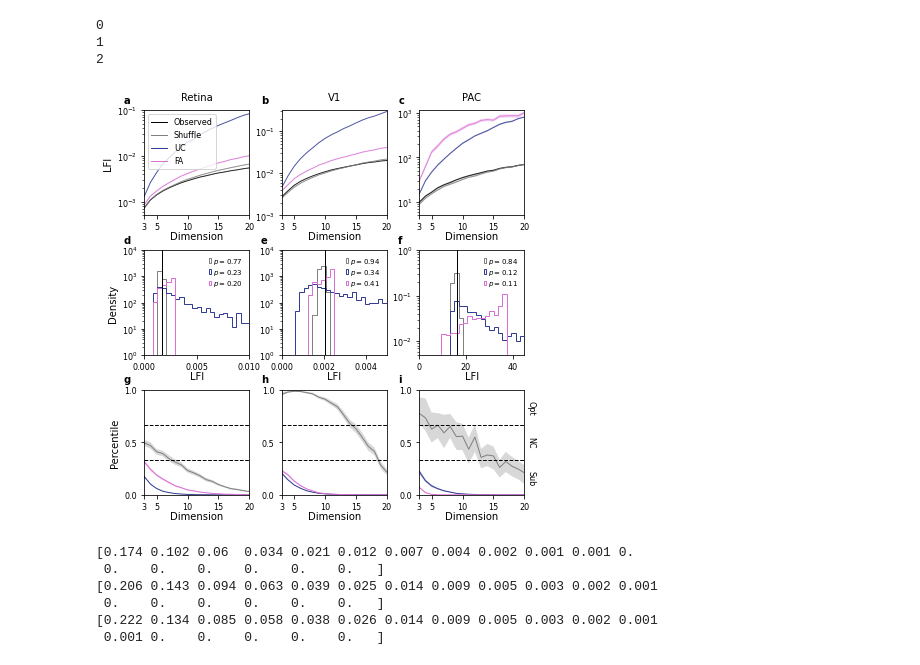
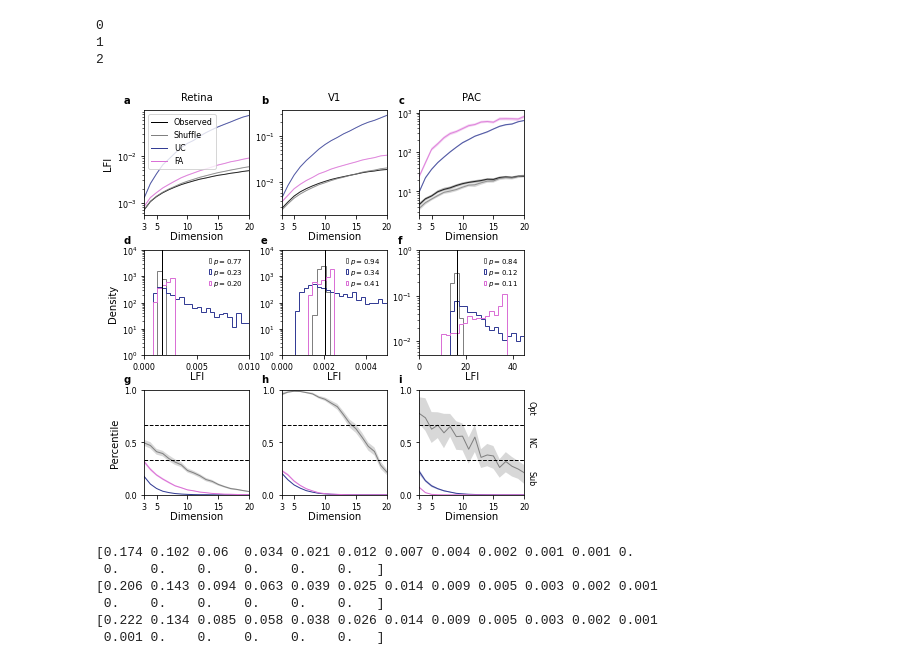
Before and after one commit to BouchardLab/noise_correlations, a Jupyter notebook: figures/figure3.ipynb, the cells around one changed output. Cells and saved outputs as stored; diff of their text form; code cells hidden in the pictures.

```diff
--- a/figures/figure3.ipynb
+++ b/figures/figure3.ipynb
@@ -76,15 +76,24 @@ labels2 = [
     'UC',
     'FA'
 ]
+T = np.array([114, 200, 60])[:, np.newaxis]
+N = dims[np.newaxis]
+dtheta = np.array([np.mean(np.diff(np.unique(ret2['stimuli'][:]))),
+                   np.mean(np.diff(np.unique(pvc11_1['stimuli'][:]))),
+                   np.mean(np.diff(np.log(np.unique(ecog['stimuli'][:]))))])[:, np.newaxis]
+c0s = (2. * T - N - 3.) / (2. * T - 2)
+c1s = (2. * N) / (T * dtheta**2)
 # %%
 median_lfis = dict()
-for idx, result in enumerate(results):
+for idx, (result, c0, c1) in enumerate(zip(results, c0s, c1s)):
+    c0 = c0[:, np.newaxis]
+    c1 = c1[:, np.newaxis]
     # Plot observed LFI
     for group, model in zip(groups, lfi_models):
         if group == 'v_lfi':
-            median_lfis[(idx, group)] = result[group][:]
+            median_lfis[(idx, group)] = result[group][:] * c0 - c1
         else:
-            median_lfis[(idx, group)] = np.median(result[group], axis=2)
+            median_lfis[(idx, group)] = np.median(result[group], axis=2) * c0 - c1
             # Alternative: take statistics across all dim-stims and repeats
             # values = np.reshape(result[group], (dims.size, -1))
 # %%
@@ -134,7 +143,7 @@ figsize = (6, 6)
 fig = plt.figure(figsize=figsize)
 te = .05
 be = .06
-le = .09
+le = .095
 hg = .075
 vg = .08
 h = (1. - te - be - 2*vg) / 3.
@@ -172,9 +181,9 @@ for idx, (result, ax) in enumerate(zip(results, axes[0])):
             alpha=line_alpha)
 
 # Set bounds
-axes[0, 0].set_ylim(bottom=5e-4, top=1e-1)
-axes[0, 1].set_ylim(bottom=1e-3)
-axes[0, 2].set_ylim(bottom=5)
+#axes[0, 0].set_ylim(bottom=5e-4, top=1e-1)
+#axes[0, 1].set_ylim(bottom=1e-3)
+#axes[0, 2].set_ylim(bottom=3, top=1e3)
 
 # Set axis limits, scales, and labels
 for (ax, title) in zip(axes[0], titles):
@@ -291,34 +300,34 @@ axes[0, 0].legend(
 # Second Row
 # Create subplot legends
 for col in range(3):
     axes[1, col].legend(
         loc='upper right',
         bbox_to_anchor=(1., 1.),
         handlelength=handlelength,
         handletextpad=handletextpad,
         ncol=1,
         columnspacing=0.5,
         frameon=False,
         labelspacing=.15,
         prop={'size': legend_size-1})
 
 # Apply subplot labels
 lets = ['a', 'b', 'c', 'd', 'e', 'f', 'g', 'h', 'i', 'j', 'k', 'l', 'm', 'n']
 c = 0
 for ii in range(3):
     for jj in range(3):
         ax = axes[ii, jj]
         ax.text(-.2, 1.07, lets[c], size=letter_size, fontweight='bold',
                 transform=ax.transAxes)
         c += 1
 for ax in axes.ravel():
     ax.tick_params(labelsize=tick_label_size)
 
 plt.savefig('figure3.pdf', dpi=300)
 plt.savefig('figure3.jpg', dpi=300)
 plt.show()
 # %% [output]
-[figure, old version]
+[figure, new version]
 # %%
 for ii in range(3):
     _, median, _ = lmus_p[(ii, 'p_u_lfi')]
```
Also changed, not shown: 2 other files.
